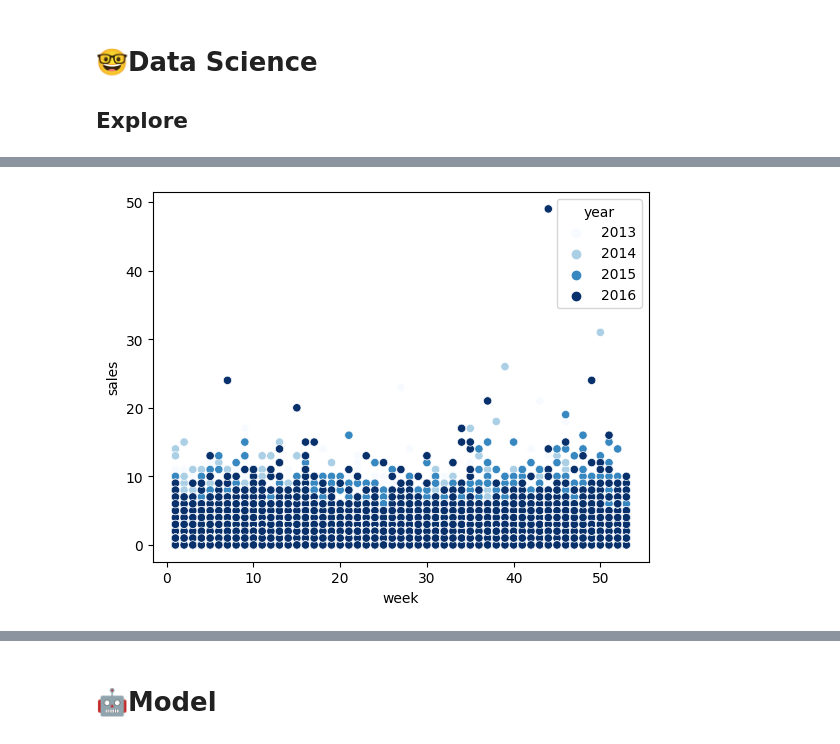
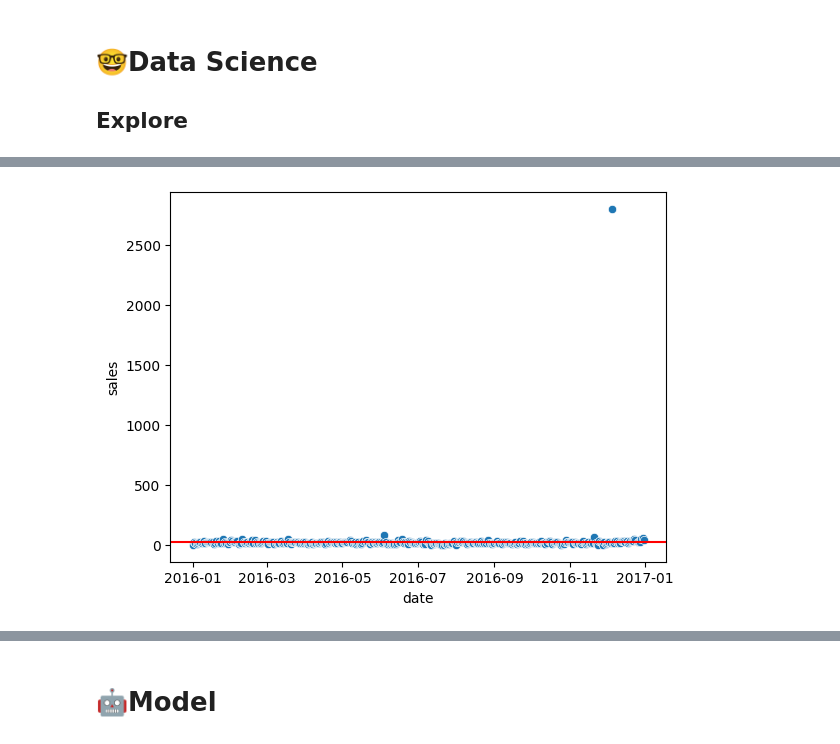
Before and after one commit to cmd-master/store-sales, a Jupyter notebook: store-sales.ipynb, the cells around one changed output, grey strips where cells are left out. Saved outputs shown, nothing was run; the diff lists cells and outputs as text; code cells hidden in the pictures.

Commit message:
Kaggle Notebook | Store Sales | Version 4

```diff
--- a/store-sales.ipynb
+++ b/store-sales.ipynb
@@ -39,6 +40,7 @@ df.head()
 df['date'] = pd.to_datetime(df['date'])
 df['week'] = df['date'].dt.isocalendar().week
 df['year'] = df['date'].dt.year
+df['weekname'] = df.date.dt.day_name()
 # %%
 ## Organize
 target = 'sales'
@@ -98,8 +92,10 @@ g.groupby('family')[target].describe().sort_values(by='std')
 # %%
-g = train.query('family == "HARDWARE"')
-# g = train.query('store_nbr == 25')
-# g = g.loc[train['date'].dt.year == 2015]
-sns.scatterplot(g, x=g['week'], y=target, hue='year', palette='Blues');
-# g['date'].dt.date.values
+g = train.query('year == 2016')
+g = g.query('store_nbr == 24')
+# g = g.query('date == "2016-12-01"')
+# sns.scatterplot(g, x='date', y=target, hue='store_nbr', palette='Set1');
+g = g.query('family == "GROCERY II"')
+sns.scatterplot(g, x='date', y=target)
+plt.axhline(g[target].mean(), color='red');
 # %% [output]
-[figure, old version]
+[figure, new version]
```
Also changed, not shown: parts of 14 cells of this notebook.
